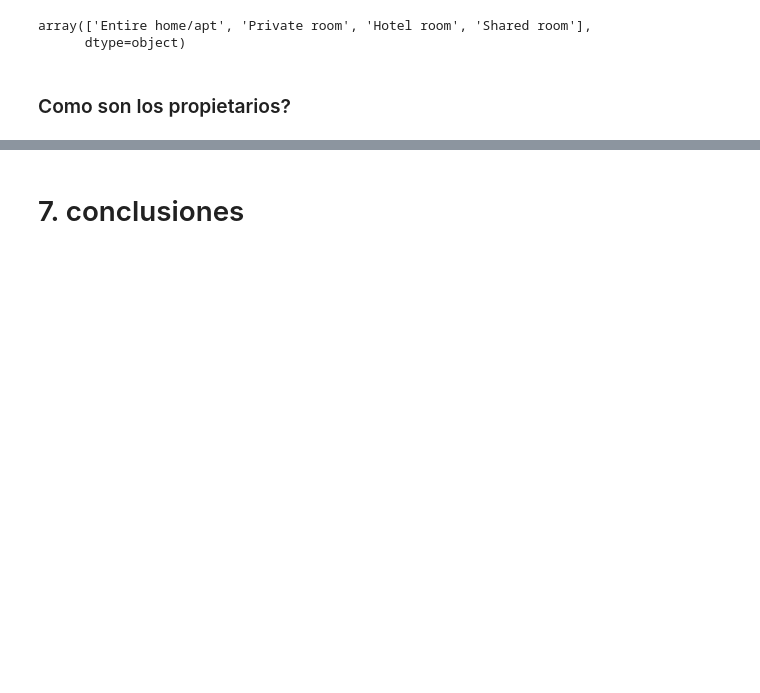
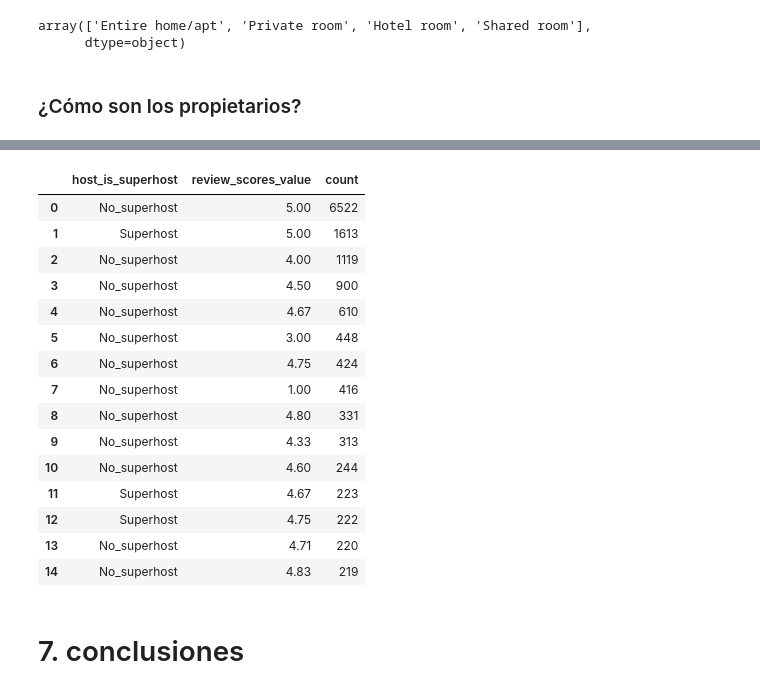
Before and after one commit to fhouska/Proyecto_Airbnb, a Jupyter notebook: Airbnb.ipynb, the cells around one changed output, grey strips where cells are left out. Saved outputs shown, nothing was run; the diff lists cells and outputs as text; code cells hidden in the pictures; blank space fills up the shorter version.

```diff
--- a/Airbnb.ipynb
+++ b/Airbnb.ipynb
@@ -480,7 +513,7 @@ fig1.update_layout(
        # showlegend=False
 )
 # %% [markdown]
-### Como son los propietarios?
+### ¿Cómo son los propietarios?
 # %%
 df.head(3)
 # %% [output]
@@ -497,4 +530,25 @@ px.pie(feq ,names = feq.index, values=feq.values,width = 1000,
        template= "plotly_dark",
        color_discrete_sequence = colors,
        title="Number of listings with Superhost")
+# %%
+sh_reviews1 = df[['host_is_superhost','review_scores_value']].value_counts().reset_index().head(15)
+# %%
+sh_reviews1
+# %% [output]
+|  | host_is_superhost | review_scores_value | count |
+| 0 | No_superhost | 5.00 | 6522 |
+| 1 | Superhost | 5.00 | 1613 |
+| 2 | No_superhost | 4.00 | 1119 |
+| 3 | No_superhost | 4.50 | 900 |
+| 4 | No_superhost | 4.67 | 610 |
+| 5 | No_superhost | 3.00 | 448 |
+| 6 | No_superhost | 4.75 | 424 |
+| 7 | No_superhost | 1.00 | 416 |
+| 8 | No_superhost | 4.80 | 331 |
+| 9 | No_superhost | 4.33 | 313 |
+| 10 | No_superhost | 4.60 | 244 |
+| 11 | Superhost | 4.67 | 223 |
+| 12 | Superhost | 4.75 | 222 |
+| 13 | No_superhost | 4.71 | 220 |
+| 14 | No_superhost | 4.83 | 219 |
 # %%
```
Also changed, not shown: parts of 7 cells of this notebook, 3 other files.
